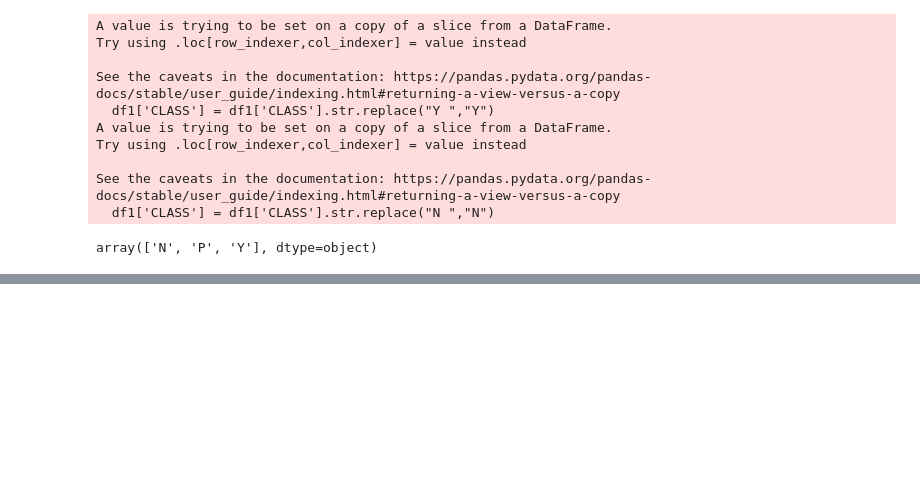
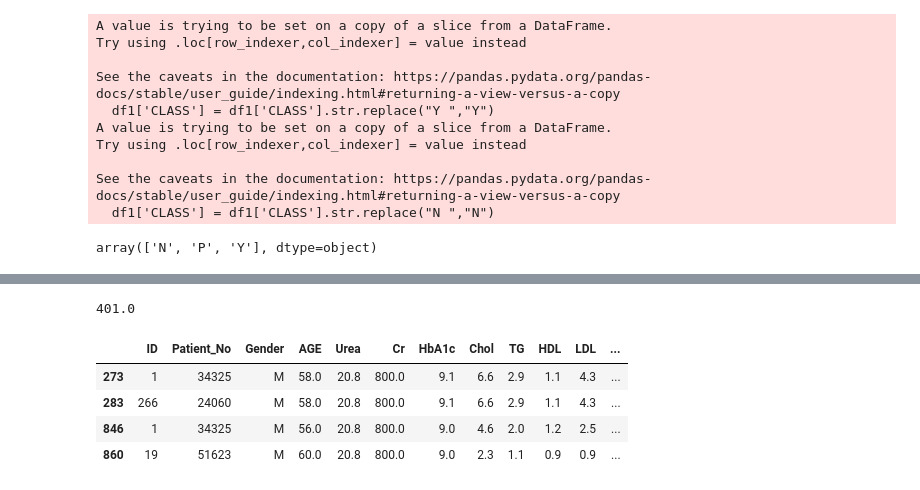
Before and after one commit to farCompSci/Learning-Jupyter, a Jupyter notebook: Data Manipulations.ipynb, the cells around one changed output, grey strips where cells are left out. Drawn from its saved outputs; the diff is of its cells as text; code cells hidden in the pictures; blank space fills up the shorter version.

```diff
--- a/Data Manipulations.ipynb
+++ b/Data Manipulations.ipynb
@@ -247,0 +273,14 @@ array(['N', 'P', 'Y'], dtype=object)
+# %%
+max_cr = df1["Cr"].quantile(0.995)
+max_cr
+# %% [output]
+401.0
+# %%
+# Displaying the outliers
+df1[df1['Cr']>max_cr]
+# %% [output]
+|  | ID | Patient_No | Gender | AGE | Urea | Cr | HbA1c | Chol | TG | HDL | LDL | ... |
+| 273 | 1 | 34325 | M | 58.0 | 20.8 | 800.0 | 9.1 | 6.6 | 2.9 | 1.1 | 4.3 | ... |
+| 283 | 266 | 24060 | M | 58.0 | 20.8 | 800.0 | 9.1 | 6.6 | 2.9 | 1.1 | 4.3 | ... |
+| 846 | 1 | 34325 | M | 56.0 | 20.8 | 800.0 | 9.0 | 4.6 | 2.0 | 1.2 | 2.5 | ... |
+| 860 | 19 | 51623 | M | 60.0 | 20.8 | 800.0 | 9.0 | 2.3 | 1.1 | 0.9 | 0.9 | ... |
```
Also changed, not shown: parts of 7 cells of this notebook.
